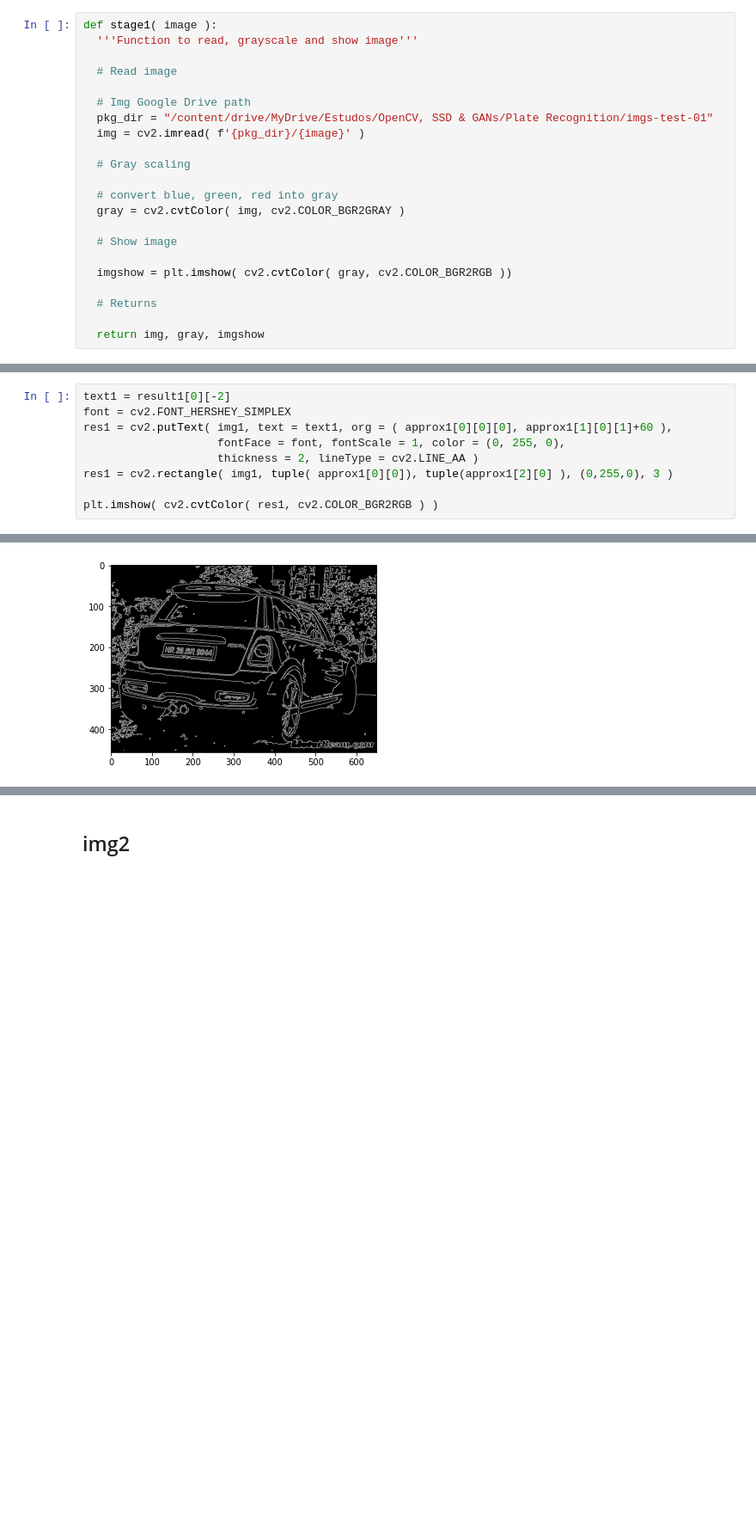
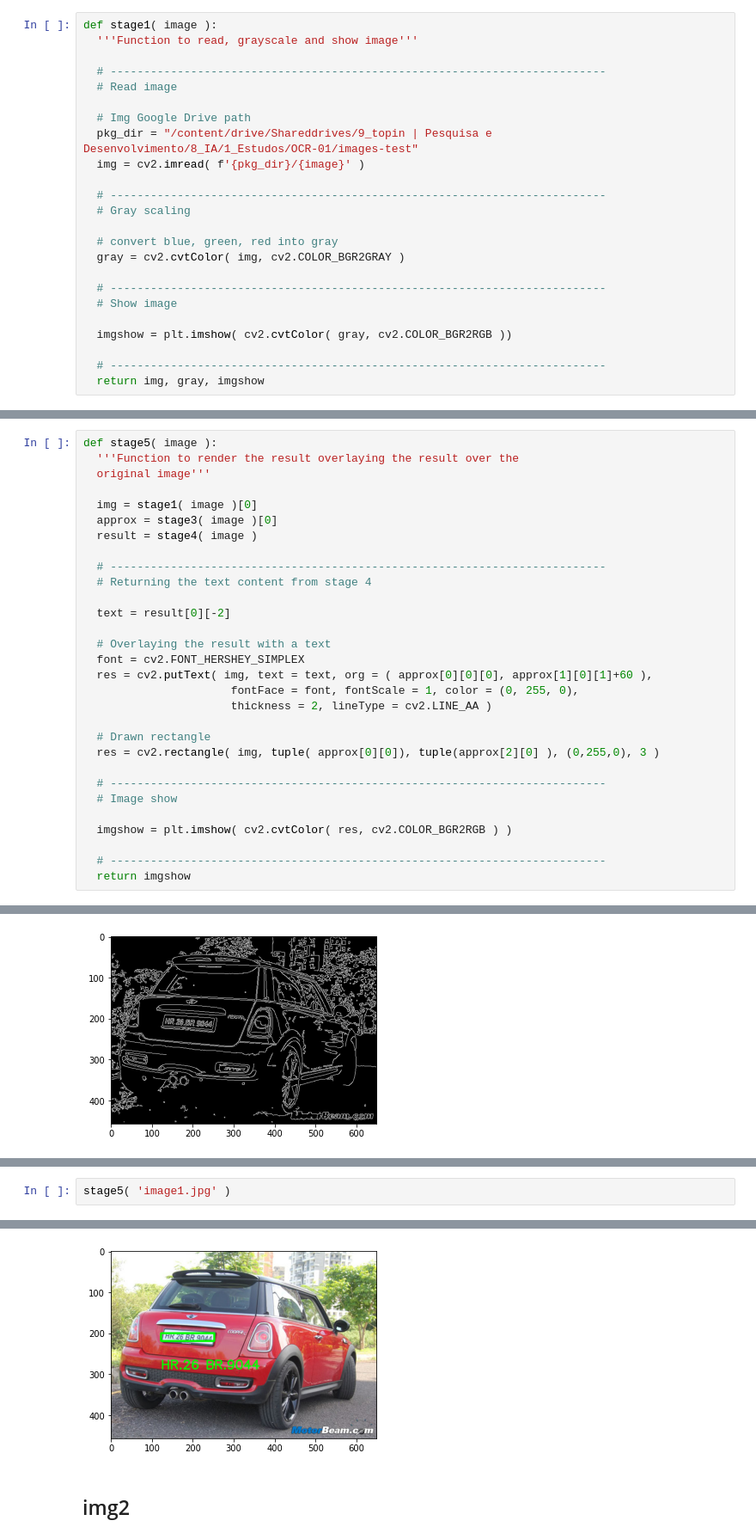
Before and after one commit to GuilhermeRuy97/Estudos-Diversos, a Jupyter notebook: plate-detection-easyOCR-EN/plate_recognition_EasyPCR_01.ipynb, the cells around one changed output, grey strips where cells are left out. Shown at 86% size. Saved outputs shown, nothing was run; the diff lists cells and outputs as text; blank space fills up the shorter version.

```diff
--- a/plate-detection-easyOCR-EN/plate_recognition_EasyPCR_01.ipynb
+++ b/plate-detection-easyOCR-EN/plate_recognition_EasyPCR_01.ipynb
@@ -42,23 +42,25 @@ import matplotlib.pyplot as plt
 def stage1( image ):
   '''Function to read, grayscale and show image'''
 
+  # --------------------------------------------------------------------------
   # Read image
 
   # Img Google Drive path
-  pkg_dir = "/content/drive/MyDrive/Estudos/OpenCV, SSD & GANs/Plate Recognition/imgs-test-01"
+  pkg_dir = "/content/drive/Shareddrives/9_topin | Pesquisa e Desenvolvimento/8_IA/1_Estudos/OCR-01/images-test"
   img = cv2.imread( f'{pkg_dir}/{image}' )
 
+  # --------------------------------------------------------------------------
   # Gray scaling
 
   # convert blue, green, red into gray
   gray = cv2.cvtColor( img, cv2.COLOR_BGR2GRAY )
 
+  # --------------------------------------------------------------------------
   # Show image
 
   imgshow = plt.imshow( cv2.cvtColor( gray, cv2.COLOR_BGR2RGB ))
 
-  # Returns
-
+  # --------------------------------------------------------------------------
   return img, gray, imgshow
 # %% [markdown]
 # 2. Apply filter and find edges for localization
@@ -158,11 +173,32 @@ WARNING:easyocr.easyocr:CUDA not available - defaulting to CPU. Note: This modul
 # %% [markdown]
 # 5. Render result
 # %%
-text1 = result1[0][-2]
-font = cv2.FONT_HERSHEY_SIMPLEX
-res1 = cv2.putText( img1, text = text1, org = ( approx1[0][0][0], approx1[1][0][1]+60 ),
-                    fontFace = font, fontScale = 1, color = (0, 255, 0),
-                    thickness = 2, lineType = cv2.LINE_AA )
-res1 = cv2.rectangle( img1, tuple( approx1[0][0]), tuple(approx1[2][0] ), (0,255,0), 3 )
+def stage5( image ):
+  '''Function to render the result overlaying the result over the
+  original image'''
 
-plt.imshow( cv2.cvtColor( res1, cv2.COLOR_BGR2RGB ) )
+  img = stage1( image )[0]
+  approx = stage3( image )[0]
+  result = stage4( image )
+
+  # --------------------------------------------------------------------------
+  # Returning the text content from stage 4
+
+  text = result[0][-2]
+
+  # Overlaying the result with a text
+  font = cv2.FONT_HERSHEY_SIMPLEX
+  res = cv2.putText( img, text = text, org = ( approx[0][0][0], approx[1][0][1]+60 ),
+                      fontFace = font, fontScale = 1, color = (0, 255, 0),
+                      thickness = 2, lineType = cv2.LINE_AA )
+
+  # Drawn rectangle
+  res = cv2.rectangle( img, tuple( approx[0][0]), tuple(approx[2][0] ), (0,255,0), 3 )
+
+  # --------------------------------------------------------------------------
+  # Image show
+
+  imgshow = plt.imshow( cv2.cvtColor( res, cv2.COLOR_BGR2RGB ) )
+
+  # --------------------------------------------------------------------------
+  return imgshow
@@ -185,0 +229,3 @@ stage2( 'image1.jpg' )[1]
+# %%
+stage5( 'image1.jpg' )
+# %% [output]
@@ -186,3 +233,4 @@ stage2( 'image1.jpg' )[1]
+[figure, added]
 # %% [markdown]
 ## img2
 # %%
```
Also changed, not shown: parts of 49 cells of this notebook.
